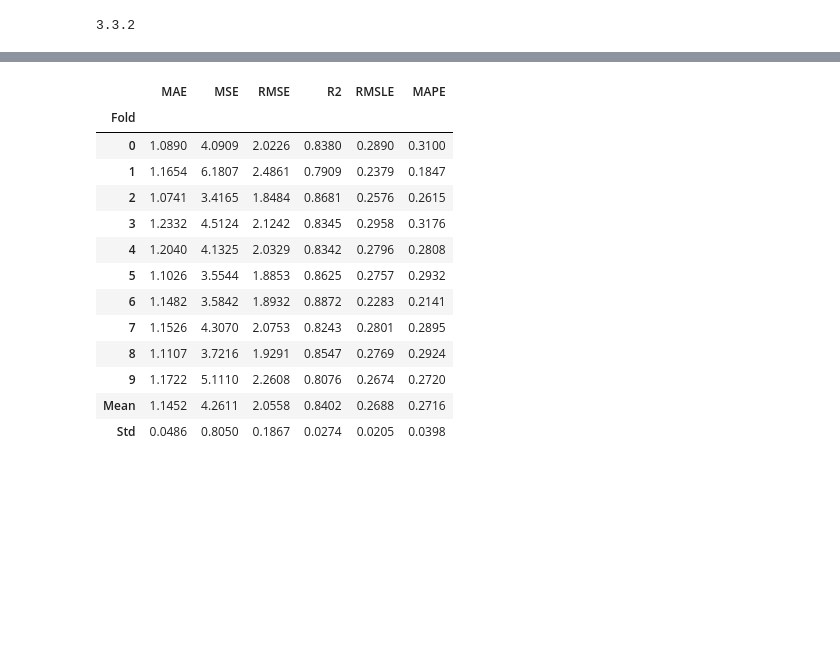
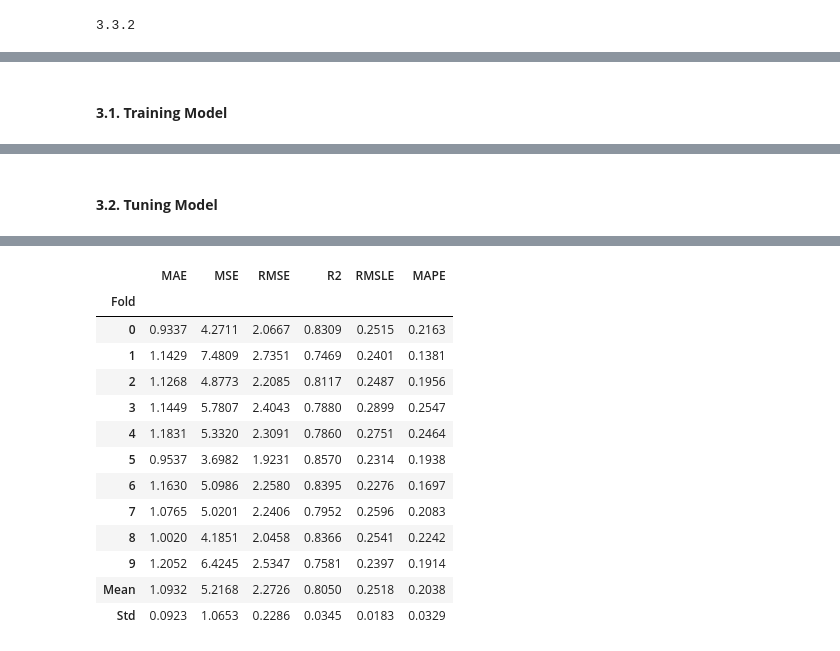
Before and after one commit to beemabee/RTW-NC-Classification-, a Jupyter notebook: Regression.ipynb, the cells around one changed output, grey strips where cells are left out. Drawn from its saved outputs; the diff is of its cells as text; code cells hidden in the pictures; blank space fills up the shorter version.

Commit message:
update the training regression file

```diff
--- a/Regression.ipynb
+++ b/Regression.ipynb
@@ -279,3 +281,5 @@ KNeighborsRegressor(n_jobs=-1)
+# %% [markdown]
+#### **3.1. Training Model**
 # %%
 # create model
 knn_model = create_model('knn', cross_validation=True)
@@ -296,28 +300,30 @@ knn_model = create_model('knn', cross_validation=True)
 | Mean | 1.3782 | 5.9330 | 2.4241 | 0.7783 | 0.2799 | 0.2799 |
 | Std | 0.0832 | 1.2091 | 0.2383 | 0.0384 | 0.0204 | 0.0407 |
 [interactive output not drawn]
+# %% [markdown]
+#### **3.2. Tuning Model**
 # %%
 tuned_knn = tune_model(knn_model,
-                       n_iter=10,
+                       n_iter=50,
                        optimize='MAE',
                        search_library='optuna',
                        choose_better=True)
 # %% [output]
 [interactive output not drawn]
 |  | MAE | MSE | RMSE | R2 | RMSLE | MAPE |
 | Fold |  |  |  |  |  |  |
-| 0 | 1.0890 | 4.0909 | 2.0226 | 0.8380 | 0.2890 | 0.3100 |
-| 1 | 1.1654 | 6.1807 | 2.4861 | 0.7909 | 0.2379 | 0.1847 |
-| 2 | 1.0741 | 3.4165 | 1.8484 | 0.8681 | 0.2576 | 0.2615 |
-| 3 | 1.2332 | 4.5124 | 2.1242 | 0.8345 | 0.2958 | 0.3176 |
-| 4 | 1.2040 | 4.1325 | 2.0329 | 0.8342 | 0.2796 | 0.2808 |
-| 5 | 1.1026 | 3.5544 | 1.8853 | 0.8625 | 0.2757 | 0.2932 |
-| 6 | 1.1482 | 3.5842 | 1.8932 | 0.8872 | 0.2283 | 0.2141 |
-| 7 | 1.1526 | 4.3070 | 2.0753 | 0.8243 | 0.2801 | 0.2895 |
-| 8 | 1.1107 | 3.7216 | 1.9291 | 0.8547 | 0.2769 | 0.2924 |
-| 9 | 1.1722 | 5.1110 | 2.2608 | 0.8076 | 0.2674 | 0.2720 |
-| Mean | 1.1452 | 4.2611 | 2.0558 | 0.8402 | 0.2688 | 0.2716 |
-| Std | 0.0486 | 0.8050 | 0.1867 | 0.0274 | 0.0205 | 0.0398 |
+| 0 | 0.9337 | 4.2711 | 2.0667 | 0.8309 | 0.2515 | 0.2163 |
+| 1 | 1.1429 | 7.4809 | 2.7351 | 0.7469 | 0.2401 | 0.1381 |
+| 2 | 1.1268 | 4.8773 | 2.2085 | 0.8117 | 0.2487 | 0.1956 |
+| 3 | 1.1449 | 5.7807 | 2.4043 | 0.7880 | 0.2899 | 0.2547 |
+| 4 | 1.1831 | 5.3320 | 2.3091 | 0.7860 | 0.2751 | 0.2464 |
+| 5 | 0.9537 | 3.6982 | 1.9231 | 0.8570 | 0.2314 | 0.1938 |
+| 6 | 1.1630 | 5.0986 | 2.2580 | 0.8395 | 0.2276 | 0.1697 |
+| 7 | 1.0765 | 5.0201 | 2.2406 | 0.7952 | 0.2596 | 0.2083 |
+| 8 | 1.0020 | 4.1851 | 2.0458 | 0.8366 | 0.2541 | 0.2242 |
+| 9 | 1.2052 | 6.4245 | 2.5347 | 0.7581 | 0.2397 | 0.1914 |
+| Mean | 1.0932 | 5.2168 | 2.2726 | 0.8050 | 0.2518 | 0.2038 |
+| Std | 0.0923 | 1.0653 | 0.2286 | 0.0345 | 0.0183 | 0.0329 |
 [interactive output not drawn]
 # %%
 # plot model
```
Also changed, not shown: parts of 11 cells of this notebook, 1 other file.
